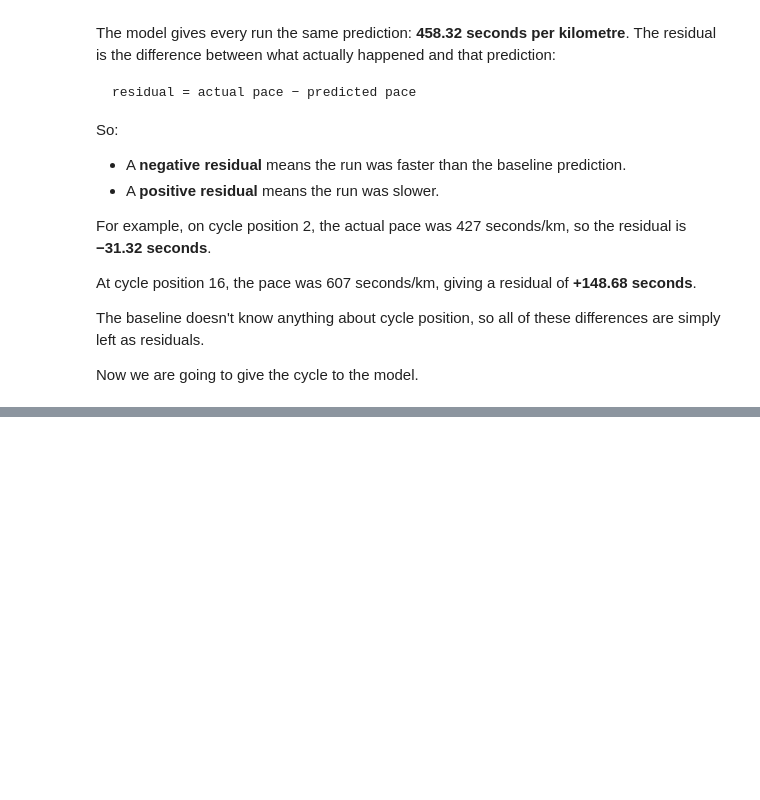
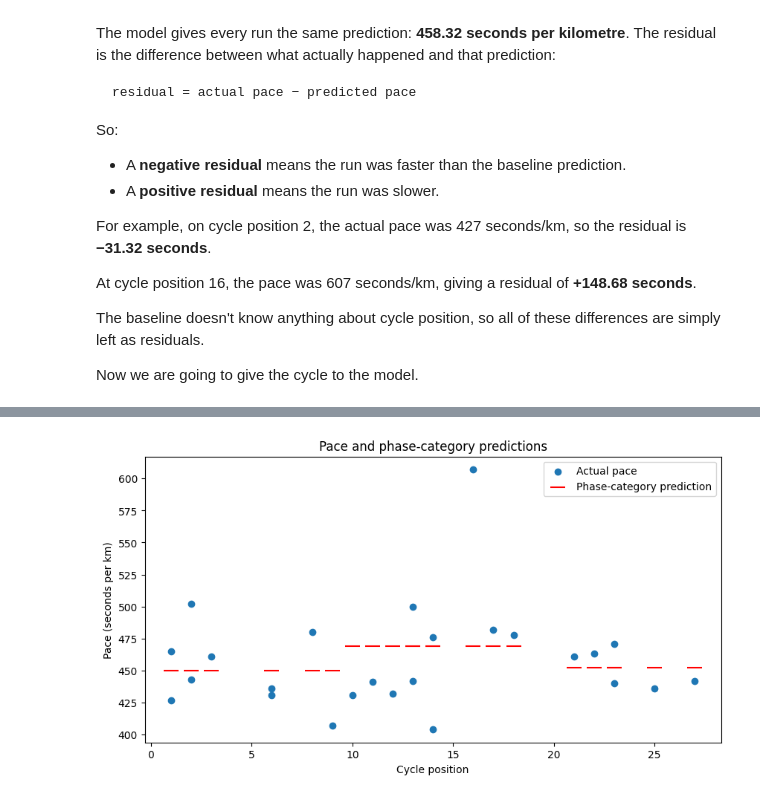
Before and after one commit to isik-hilal/missing_female_athlete_data, a Jupyter notebook: modelling.ipynb, the cells around one changed output, grey strips where cells are left out. Cells and saved outputs as stored; diff of their text form; code cells hidden in the pictures; blank space fills up the shorter version.

Commit message:
modelling is done

```diff
--- a/modelling.ipynb
+++ b/modelling.ipynb
@@ -340,2 +371,8 @@ df[["pill_day", "phase", "pace_seconds"]].sort_values("pill_day")
 # %%
-df[["date", "cycle_day", "cycle_phase"]].sort_values("date")
+# now we are ready to model
+phase_model = smf.ols(
+    "pace_seconds ~ C(cycle_phase)",
+    data=df
+).fit()
+
+print(phase_model.summary())
@@ -342,6 +396,0 @@ df[["date", "cycle_day", "cycle_phase"]].sort_values("date")
-# %%
-# Now set them as categorical
-df["cycle_phase"] = pd.Categorical(
-    df["cycle_phase"],
-    categories=["EF", "LF", "ML"]
-)
@@ -347,0 +430,28 @@ df["cycle_phase"] = pd.Categorical(
+# %%
+df["phase_prediction"] = phase_model.predict(df)
+# %%
+plt.figure(figsize=(10, 5))
+
+plt.scatter(
+    df["cycle_position"],
+    df["pace_seconds"],
+    label="Actual pace"
+)
+
+plt.scatter(
+    df["cycle_position"],
+    df["phase_prediction"],
+    marker="_",
+    s=200,
+    color="red",
+    label="Phase-category prediction"
+)
+
+plt.xlabel("Cycle position")
+plt.ylabel("Pace (seconds per km)")
+plt.title("Pace and phase-category predictions")
+plt.legend()
+
+plt.show()
+# %% [output]
+[figure, added]
```
Also changed, not shown: parts of 25 cells of this notebook.
